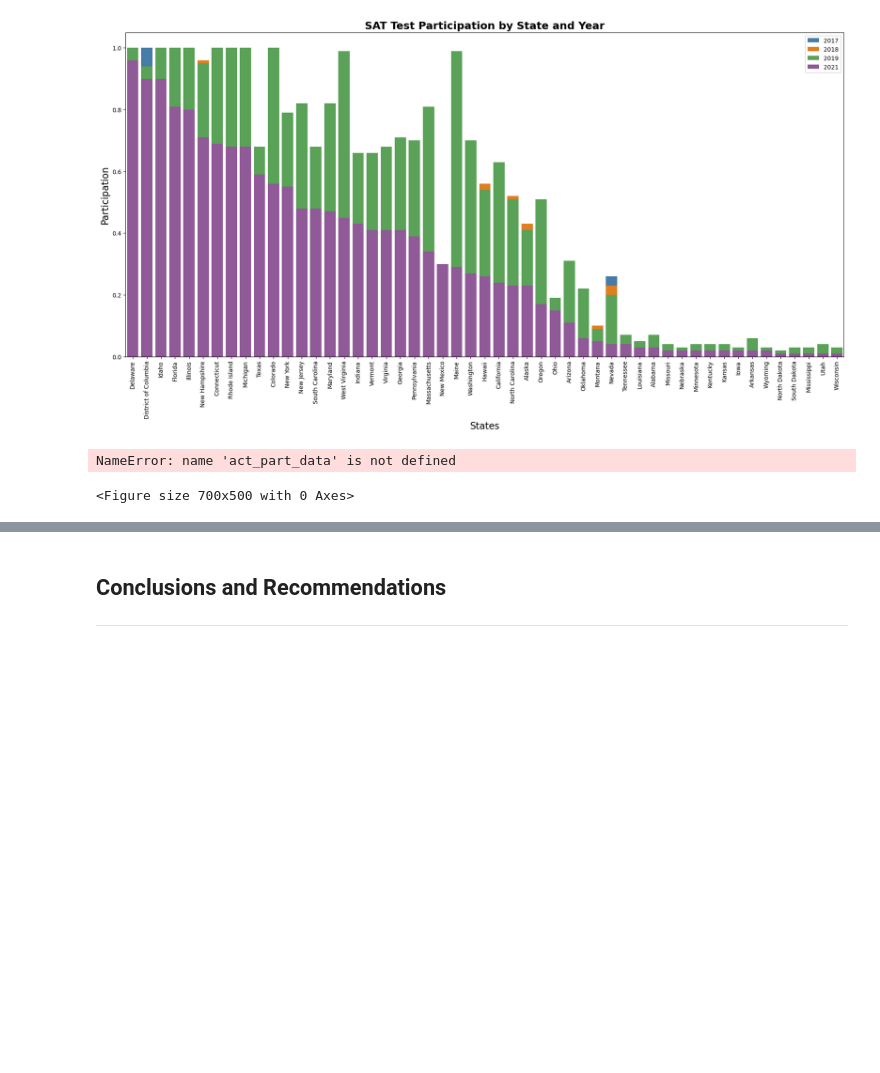
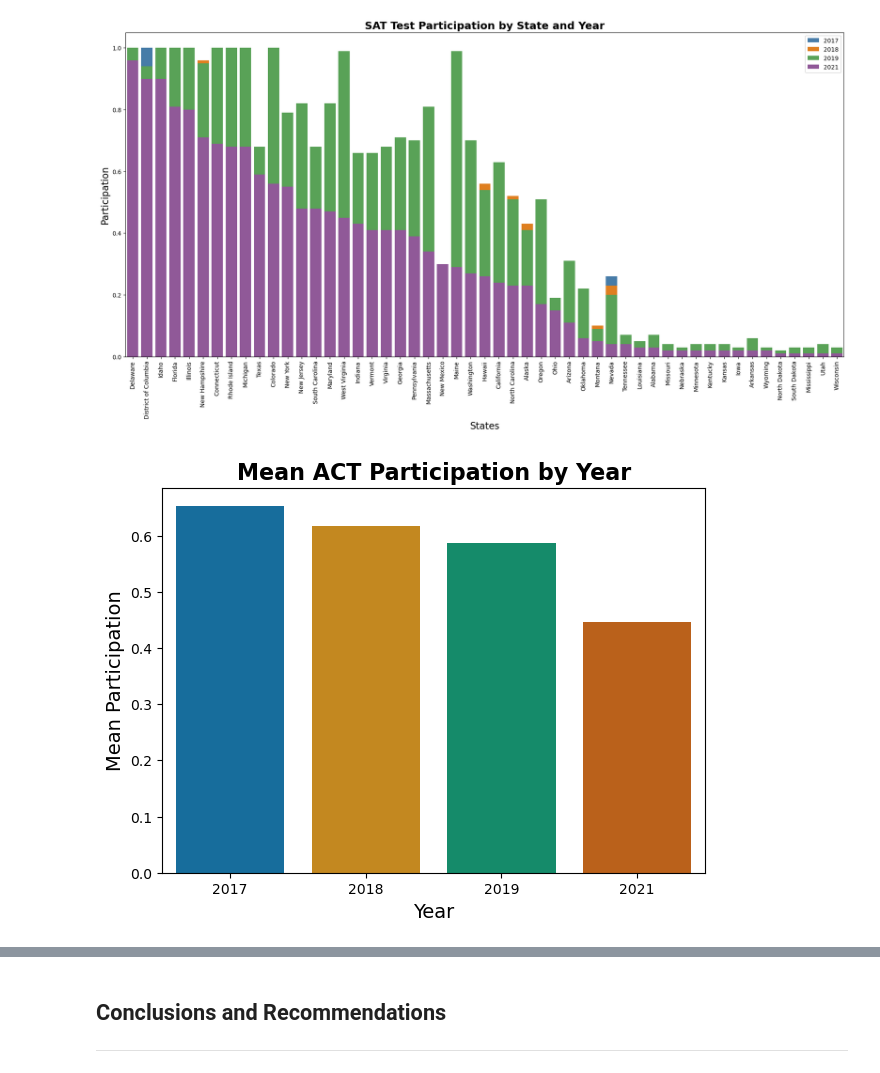
Before and after one commit to argishtiovsepyan/Standardized_Test_Analysis, a Jupyter notebook: code/argishti_project_1.ipynb, the cells around one changed output, grey strips where cells are left out. Drawn from its saved outputs; the diff is of its cells as text; code cells hidden in the pictures; blank space fills up the shorter version.

```diff
--- a/code/argishti_project_1.ipynb
+++ b/code/argishti_project_1.ipynb
@@ -800,15 +800,14 @@ plt.show()
 # %% [output]
 [figure]
 # %%
-act_part_national = {'Year': ['2017', '2018', '2019', '2021'],'Mean Participation': [mean_act['2017_participation'],mean_act['2018_participation'],mean_act['2019_participation'],mean_act['2021_participation']]}
+act_part_data = {'Year': ['2017', '2018', '2019', '2021'],'Mean Participation': [mean_act['2017_participation'],mean_act['2018_participation'],mean_act['2019_participation'],mean_act['2021_participation']]}
 
 plt.figure(figsize=(7, 5))
 sns.barplot(x='Year', y='Mean Participation', data = act_part_data, palette = 'colorblind')
 plt.xlabel('Year', fontsize=14)
 plt.ylabel('Mean Participation', fontsize=14)
 plt.title('Mean ACT Participation by Year', fontweight="bold", fontsize=16)
 plt.show()
 # %% [output]
-NameError: name 'act_part_data' is not defined
-<Figure size 700x500 with 0 Axes>
+[figure, added]
 # %%
```
Also changed, not shown: parts of 3 cells of this notebook.
